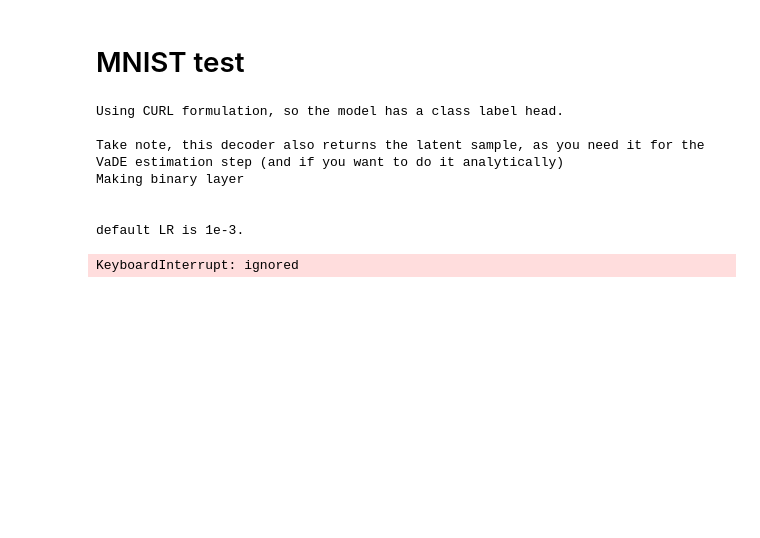
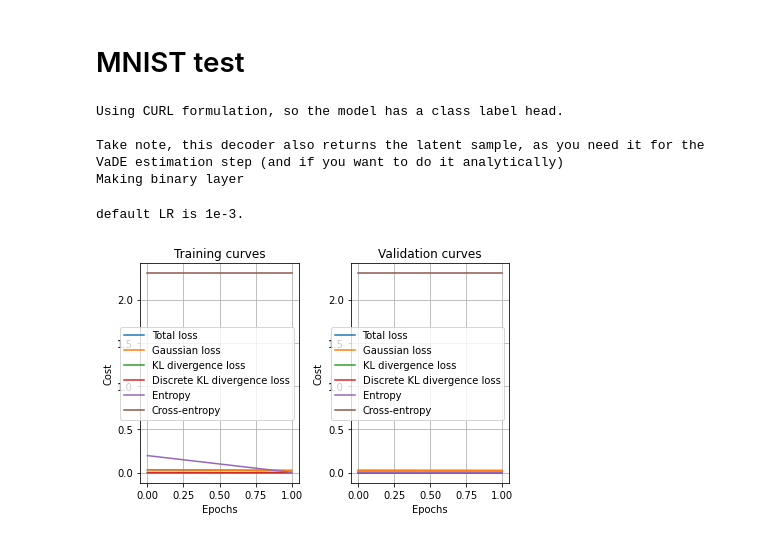
Before and after one commit to RyanBalshaw/VAEs-with-Conditioning, a Jupyter notebook: VAEs_with_clustering.ipynb, the cells around one changed output. Cells and saved outputs as stored; diff of their text form; code cells hidden in the pictures; blank space fills up the shorter version.

```diff
--- a/VAEs_with_clustering.ipynb
+++ b/VAEs_with_clustering.ipynb
@@ -668,9 +668,9 @@ class MoG_Encoder(nn.Module):
             x_input = torch.repeat_interleave(x_input, self.no_classes, dim = 0)
             encode = self.encode_net(x_input)
             #predict label
-            #y_pred = self.y_layer(encode)
+            y_pred = self.y_layer(encode)
             #encode data
-            encode = torch.hstack((encode, class_input))
+            encode = torch.hstack((encode, y_pred))
 
         elif not expand_flag and self.CURL_flag: #If you don't perform training and you use CURL, feed q(y|x) head into encoder
             encode = torch.hstack((encode, y_x))
@@ -1495,59 +1495,52 @@ transform_mnist = transforms.Compose([transforms.ToTensor(), transforms.Lambda(l
 mnist_train = datasets.MNIST(root='./data', train=True, download=True, transform=transform_mnist)
 mnist_test = datasets.MNIST(root='./data', train=False, download=True, transform=transform_mnist)
 
-train_loader = torch.utils.data.DataLoader(mnist_train, batch_size=512, shuffle=True)
+train, valid = torch.utils.data.random_split(mnist_train,[50000,10000])
+
+train_loader = torch.utils.data.DataLoader(train, batch_size=512, shuffle=True)
+valid_loader = torch.utils.data.DataLoader(valid, batch_size=512, shuffle=True)
+
+total_train_loader = torch.utils.data.DataLoader(mnist_train, batch_size=512, shuffle=True)
 test_loader = torch.utils.data.DataLoader(mnist_test, batch_size=512, shuffle=True)
 # %%
 data_size = 784
 no_classes = 10
 latent_size = 50
 CURL_flag = True
-epochs = 400
+epochs = 2
 device = torch.device("cuda:0" if torch.cuda.is_available() else "cpu")
 encode_dict = { "ff_layers":[data_size, 512, 256, 128, latent_size],
                 "conv_flag":False }
 
 decode_dict = { "ff_layers":[latent_size, 128, 256, 512, data_size],
                 "conv_flag":False }
 
 prior_dict = {  "ff_layers":[no_classes, 512, 256, 128, latent_size],
                  "conv_flag":False }
 
 model = MoG_VAE_model(data_size, latent_size, no_classes, encode_dict, decode_dict, prior_dict, binary_decode = True, var_decode = False, continuous_prior = False, CURL_flag = CURL_flag)
 model.to(model.device)
 
 with torch.no_grad():
     labels = torch.arange(0, no_classes)
     U = torch.eye(no_classes)
     mu_zp, var_zp = model.prior(U)#
 
     mu_zp = mu_zp.cpu().numpy()
     var_zp = var_zp.cpu().numpy()
 
     #print(mu_zp, var_zp)
 
 MoG_VAE_opt = MoG_VAE_optimiser(model, Params = None)
 MoG_VAE_cost = MoG_VAE_loss(no_classes, "BCE", gamma = 1, beta = 1, alpha = 0.01)
-my_trainer = MoG_VAE_trainer(model, MoG_VAE_opt, MoG_VAE_cost, train_loader, test_loader, epochs) #Not correct, as we need to split train into 80-20 but ignored for now
+my_trainer = MoG_VAE_trainer(model, MoG_VAE_opt, MoG_VAE_cost, train_loader, valid_loader, epochs) #Not correct, as we need to split train into 80-20 but ignored for now
 
 my_trainer.train_model()
 my_trainer.plotter()
-
-with torch.no_grad():
-    labels = torch.arange(0, no_classes)
-    U = torch.eye(no_classes)
-    mu_zp, var_zp = model.prior(U)#
-
-    mu_zp = mu_zp.cpu().numpy()
-    var_zp = var_zp.cpu().numpy()
-
-    print(mu_zp, var_zp)
 # %% [output]
 Using CURL formulation, so the model has a class label head.
 
 Take note, this decoder also returns the latent sample, as you need it for the VaDE estimation step (and if you want to do it analytically)
 Making binary layer
-
-
-default LR is 1e-3.
-KeyboardInterrupt: ignored
+default LR is 1e-3.
+[figure, added]
```
Also changed, not shown: parts of 14 cells of this notebook.
